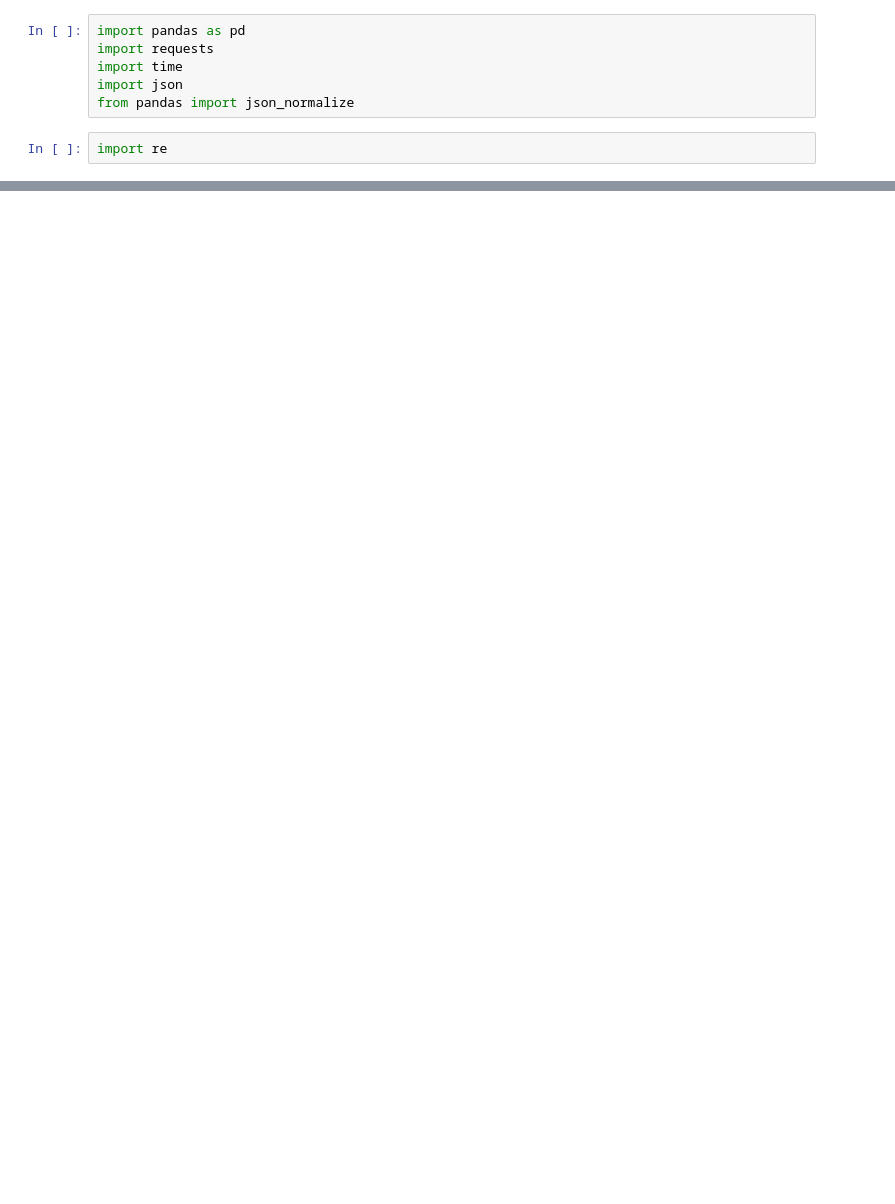
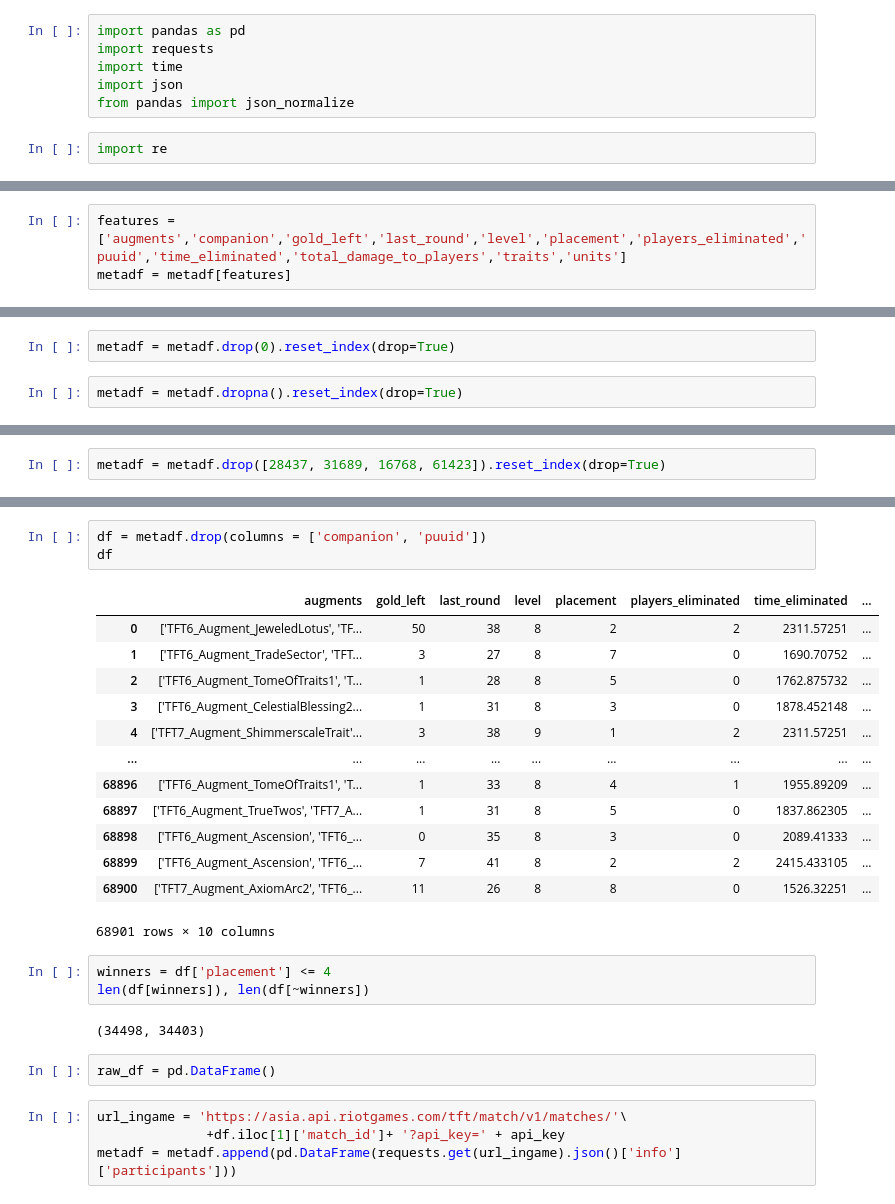
Before and after one commit to ysooch0819/Codestates-AIB-projects, a Jupyter notebook: Section2_project준비.ipynb, the cells around one changed output, grey strips where cells are left out. Cells and saved outputs as stored; diff of their text form; blank space fills up the shorter version.

```diff
--- a/Section2_project준비.ipynb
+++ b/Section2_project준비.ipynb
@@ -589,0 +283,3 @@ df.columns
+# %%
+features = ['augments','companion','gold_left','last_round','level','placement','players_eliminated','puuid','time_eliminated','total_damage_to_players','traits','units']
+metadf = metadf[features]
@@ -589,0 +308,4 @@ df.columns
+# %%
+metadf = metadf.drop(0).reset_index(drop=True)
+# %%
+metadf = metadf.dropna().reset_index(drop=True)
@@ -589,0 +321,2 @@ df.columns
+# %%
+metadf = metadf.drop([28437, 31689, 16768, 61423]).reset_index(drop=True)
@@ -589,0 +357,28 @@ df.columns
+# %%
+df = metadf.drop(columns = ['companion', 'puuid'])
+df
+# %% [output]
+|  | augments | gold_left | last_round | level | placement | players_eliminated | time_eliminated | ... |
+| 0 | ['TFT6_Augment_JeweledLotus', 'TF... | 50 | 38 | 8 | 2 | 2 | 2311.57251 | ... |
+| 1 | ['TFT6_Augment_TradeSector', 'TFT... | 3 | 27 | 8 | 7 | 0 | 1690.70752 | ... |
+| 2 | ['TFT6_Augment_TomeOfTraits1', 'T... | 1 | 28 | 8 | 5 | 0 | 1762.875732 | ... |
+| 3 | ['TFT6_Augment_CelestialBlessing2... | 1 | 31 | 8 | 3 | 0 | 1878.452148 | ... |
+| 4 | ['TFT7_Augment_ShimmerscaleTrait'... | 3 | 38 | 9 | 1 | 2 | 2311.57251 | ... |
+| ... | ... | ... | ... | ... | ... | ... | ... | ... |
+| 68896 | ['TFT6_Augment_TomeOfTraits1', 'T... | 1 | 33 | 8 | 4 | 1 | 1955.89209 | ... |
+| 68897 | ['TFT6_Augment_TrueTwos', 'TFT7_A... | 1 | 31 | 8 | 5 | 0 | 1837.862305 | ... |
+| 68898 | ['TFT6_Augment_Ascension', 'TFT6_... | 0 | 35 | 8 | 3 | 0 | 2089.41333 | ... |
+| 68899 | ['TFT6_Augment_Ascension', 'TFT6_... | 7 | 41 | 8 | 2 | 2 | 2415.433105 | ... |
+| 68900 | ['TFT7_Augment_AxiomArc2', 'TFT6_... | 11 | 26 | 8 | 8 | 0 | 1526.32251 | ... |
+68901 rows × 10 columns
+# %%
+winners = df['placement'] <= 4
+len(df[winners]), len(df[~winners])
+# %% [output]
+(34498, 34403)
+# %%
+raw_df = pd.DataFrame()
+# %%
+url_ingame = 'https://asia.api.riotgames.com/tft/match/v1/matches/'\
+              +df.iloc[1]['match_id']+ '?api_key=' + api_key
+metadf = metadf.append(pd.DataFrame(requests.get(url_ingame).json()['info']['participants']))
```
Also changed, not shown: parts of 95 cells of this notebook.
